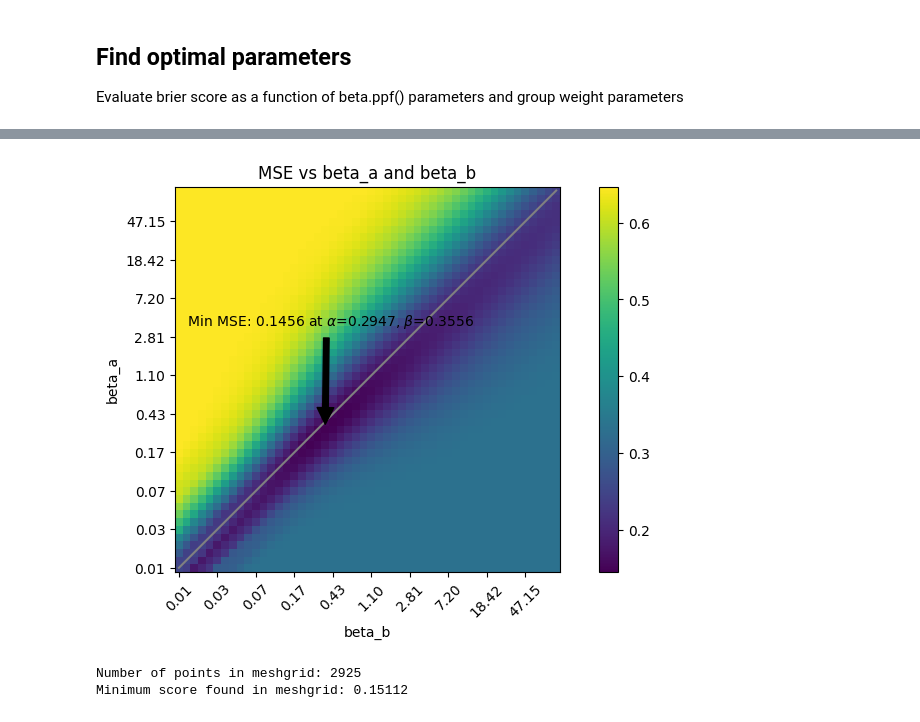
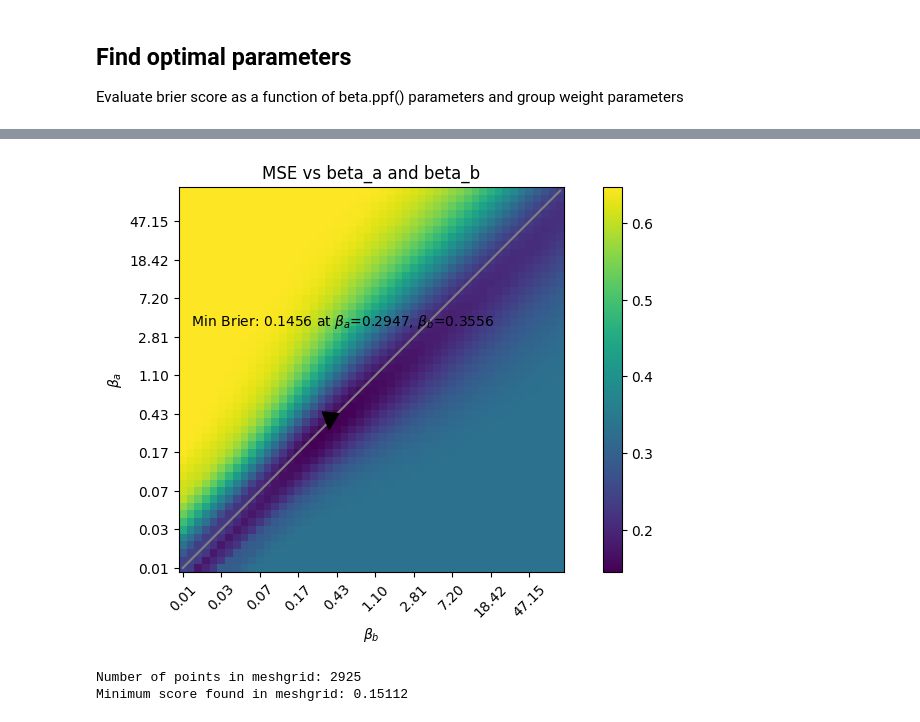
Before and after one commit to jbreffle/acx-prediction-contest, a Jupyter notebook: notebooks/4_post_hoc_aggregation.ipynb, the cells around one changed output, grey strips where cells are left out. Cells and saved outputs as stored; diff of their text form; code cells hidden in the pictures.

Commit message:
Create plot.score_vs_beta_2d

```diff
--- a/notebooks/4_post_hoc_aggregation.ipynb
+++ b/notebooks/4_post_hoc_aggregation.ipynb
@@ -107,56 +104,27 @@ plt.show()
-# %%
-# Evaluate score over a parameter mesh of beta_a and beta_b and fixed weights
-
-n_beta_range = 50
-beta_range = np.logspace(-2, 2, n_beta_range)
-
-parameter_mesh = util.generate_aggregate_meshgrid(
-    *weights_original[1:], beta_range, equal_betas=False
-)
-
-
-score_vec = util.calculate_score_over_meshgrid(
-    parameter_mesh,
-    mean_ests,
-    mean_ests_SF,
-    mean_ests_FE,
-    mean_ests_LW,
-    resolution_vector,
-)
-
-score_grid = score_vec.reshape((len(beta_range), len(beta_range)))
-
-fig = plt.figure(figsize=(10, 5))
-ax = fig.add_subplot(111)
-fig.colorbar(ax.imshow(score_grid, interpolation="nearest", origin="lower"))
-ax.set_title("MSE vs beta_a and beta_b")
-ax.set_xlabel("beta_b")
-ax.set_ylabel("beta_a")
-# Correct the tick labels to show the actual values, but only show current number of ticks
-target_ticks = 10
-tick_interval = max(1, int(max(len(beta_range), len(beta_range)) / target_ticks))
-# Set tick locations
-ax.set_xticks(np.arange(0, len(beta_range), tick_interval))
-ax.set_yticks(np.arange(0, len(beta_range), tick_interval))
-# Set tick labels
-ax.set_xticklabels([f"{b:.2f}" for b in beta_range[::tick_interval]], rotation=45)
-ax.set_yticklabels([f"{a:.2f}" for a in beta_range[::tick_interval]])
-# Add annotation of minimum value
-min_idx = np.unravel_index(np.argmin(score_grid), score_grid.shape)
-min_mse_beta = score_grid[min_idx]
-min_beta_a = beta_range[min_idx[0]]
-min_beta_b = beta_range[min_idx[1]]
-ax.annotate(
-    rf"  Min MSE: {min_mse_beta:.4f} at $\alpha$={min_beta_a:.4f}, $\beta$={min_beta_b:.4f}",
-    xy=(min_idx[1], min_idx[0]),  # x, y coordinates for annotation point
-    xytext=(min_idx[1] * 0.0, min_idx[0] * 1.75),  # Adjust text position
-    arrowprops=dict(facecolor="black", shrink=0.05),
-)
-# Add line at beta_a==beta_b
-ax.plot([0, len(beta_range) - 1], [0, len(beta_range) - 1], color="grey")
-plt.show()
-# %% [output]
-[figure, removed]
+# %%
+# Evaluate score over a parameter mesh of beta_a and beta_b and fixed weights
+# Parameters
+n_beta_range = 50
+# Calculate
+beta_range = np.logspace(-2, 2, n_beta_range)
+parameter_mesh = util.generate_aggregate_meshgrid(
+    *weights_original[1:], beta_range, equal_betas=False
+)
+score_vec = util.calculate_score_over_meshgrid(
+    parameter_mesh,
+    mean_ests,
+    mean_ests_SF,
+    mean_ests_FE,
+    mean_ests_LW,
+    resolution_vector,
+)
+score_grid = score_vec.reshape((len(beta_range), len(beta_range)))
+# Plot
+fig = plt.figure(figsize=(10, 5))
+ax = plot.score_vs_beta_2d(beta_range, score_grid)
+plt.show()
+# %% [output]
+[figure, added]
 # %%
 # Compute a full 6d mesh grid
 n_points = 25
```
Also changed, not shown: parts of 2 cells of this notebook, 2 other files.
